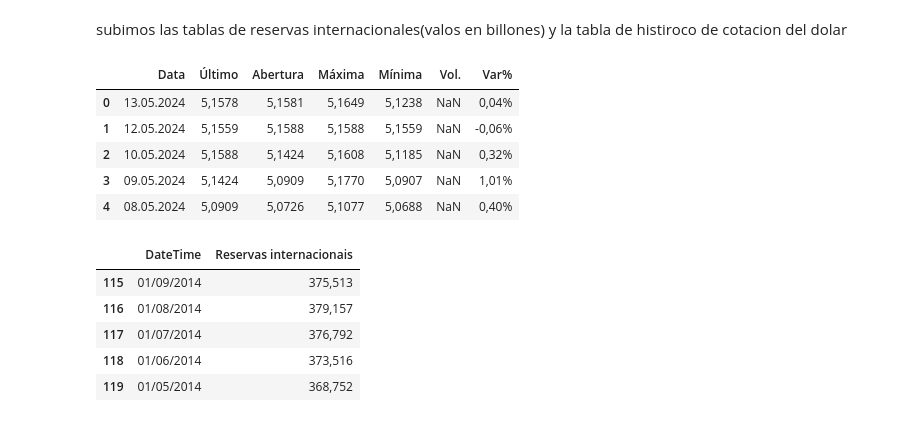
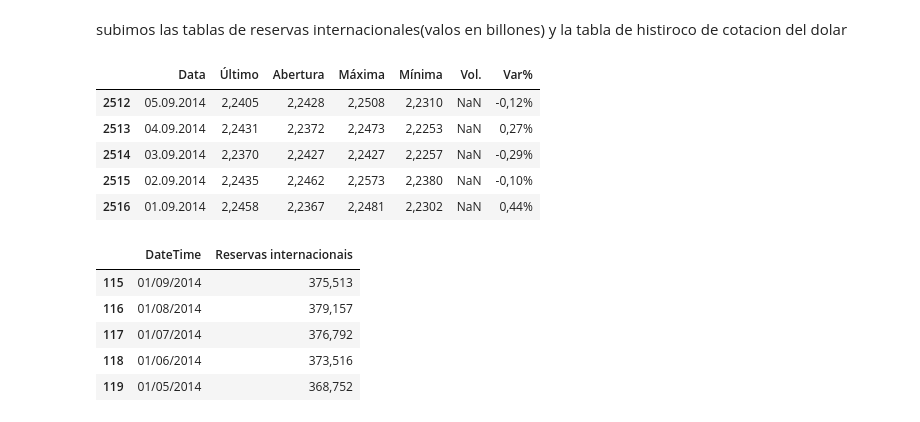
Before and after one commit to DajeanArcila/biblioteca_pandas, a Jupyter notebook: ML_prediçao_dolar.ipynb, the cells around one changed output. Saved outputs shown, nothing was run; the diff lists cells and outputs as text; code cells hidden in the pictures.

```diff
--- a/ML_prediçao_dolar.ipynb
+++ b/ML_prediçao_dolar.ipynb
@@ -7,18 +7,18 @@ import pandas as pd
 # %% [markdown]
 subimos las tablas de reservas internacionales(valos en billones) y la tabla de histiroco de cotacion del dolar
 # %%
-df_DadosHistoricos= pd.read_csv("/content/USD_BRL Dados Históricos (2).csv.csv")
+df_DadosHistoricos= pd.read_csv("/content/USD_BRL Dados Históricos atualizado.csv")
 df_DadosReservasInter= pd.read_csv("/content/reservas internacionales billones.csv.csv", sep=";")
 #identificamos que el separador es ";" en reserva internacional para que separe los datos de la fecha correctamente
 # %%
-df_DadosHistoricos.head()
+df_DadosHistoricos.tail()
 # %% [output]
 |  | Data | Último | Abertura | Máxima | Mínima | Vol. | Var% |
-| 0 | 13.05.2024 | 5,1578 | 5,1581 | 5,1649 | 5,1238 | NaN | 0,04% |
-| 1 | 12.05.2024 | 5,1559 | 5,1588 | 5,1588 | 5,1559 | NaN | -0,06% |
-| 2 | 10.05.2024 | 5,1588 | 5,1424 | 5,1608 | 5,1185 | NaN | 0,32% |
-| 3 | 09.05.2024 | 5,1424 | 5,0909 | 5,1770 | 5,0907 | NaN | 1,01% |
-| 4 | 08.05.2024 | 5,0909 | 5,0726 | 5,1077 | 5,0688 | NaN | 0,40% |
+| 2512 | 05.09.2014 | 2,2405 | 2,2428 | 2,2508 | 2,2310 | NaN | -0,12% |
+| 2513 | 04.09.2014 | 2,2431 | 2,2372 | 2,2473 | 2,2253 | NaN | 0,27% |
+| 2514 | 03.09.2014 | 2,2370 | 2,2427 | 2,2427 | 2,2257 | NaN | -0,29% |
+| 2515 | 02.09.2014 | 2,2435 | 2,2462 | 2,2573 | 2,2380 | NaN | -0,10% |
+| 2516 | 01.09.2014 | 2,2458 | 2,2367 | 2,2481 | 2,2302 | NaN | 0,44% |
 # %%
 df_DadosReservasInter.tail()
 # %% [output]
```
Also changed, not shown: parts of 15 cells of this notebook.
